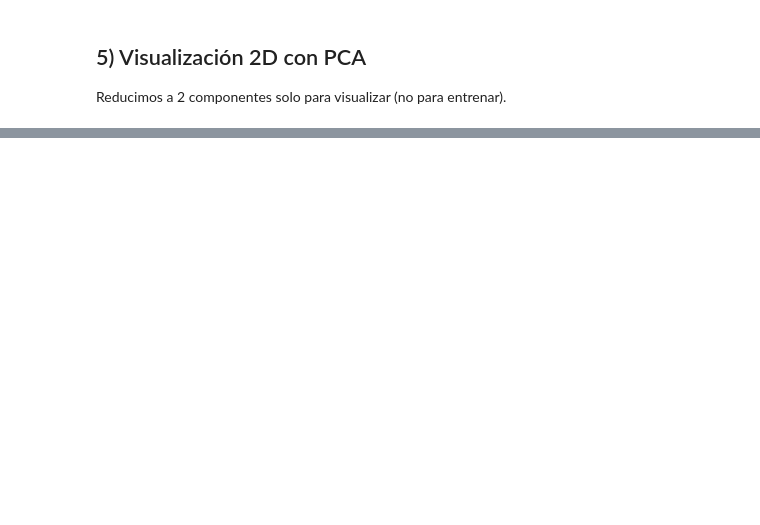
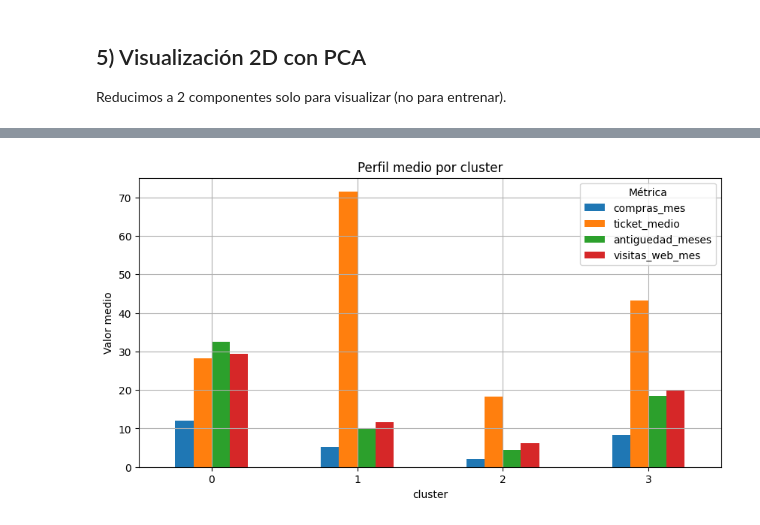
Before and after one commit to AnabelCarnererob/EjerciciosModuloIA, a Jupyter notebook: notebooks/03_clustering_segmentacion_clientes.ipynb, the cells around one changed output, grey strips where cells are left out. Drawn from its saved outputs; the diff is of its cells as text; code cells hidden in the pictures; blank space fills up the shorter version.

```diff
--- a/notebooks/03_clustering_segmentacion_clientes.ipynb
+++ b/notebooks/03_clustering_segmentacion_clientes.ipynb
@@ -186,0 +272,26 @@ Prueba `DBSCAN` o `GaussianMixture` y compara: ¿qué cambia en número de grupo
+# %%
+# =========================
+# 4. Visualización clara por métricas
+# =========================
+import matplotlib.pyplot as plt
+
+metrics = [
+    "compras_mes",
+    "ticket_medio",
+    "antiguedad_meses",
+    "visitas_web_mes"
+]
+
+summary[metrics].plot(
+    kind="bar",
+    figsize=(10,5),
+    grid=True
+)
+
+plt.title("Perfil medio por cluster")
+plt.ylabel("Valor medio")
+plt.xticks(rotation=0)
+plt.legend(title="Métrica")
+plt.show()
+# %% [output]
+[figure, added]
```
Also changed, not shown: parts of 14 cells of this notebook, 1 other file.
